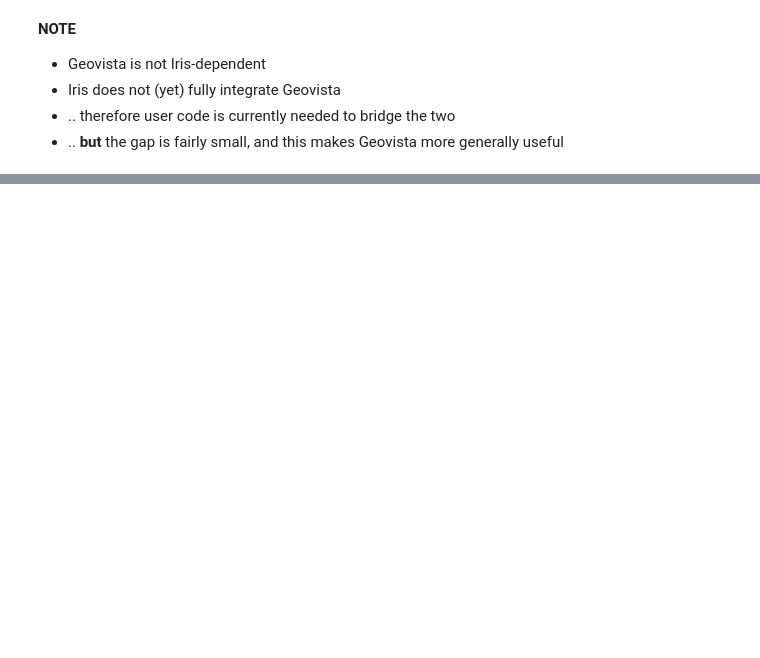
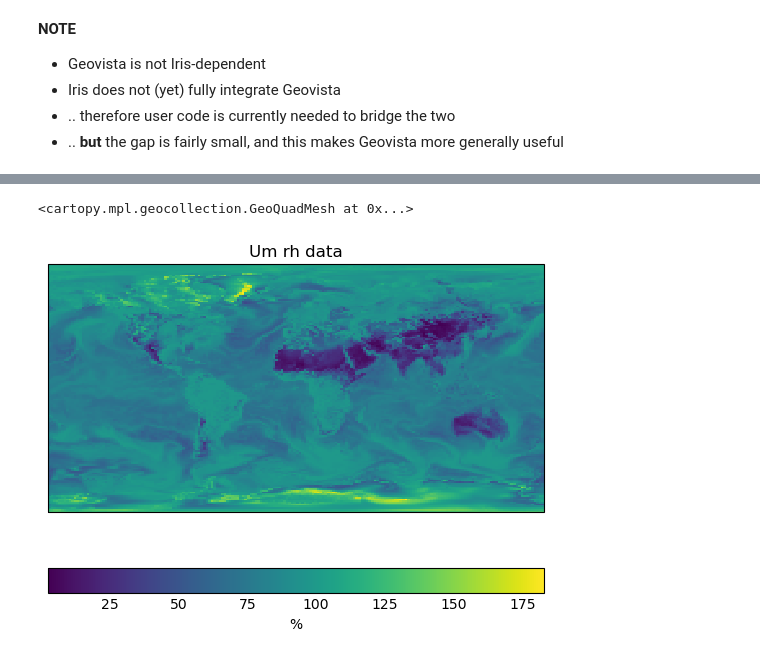
Before and after one commit to scitools-classroom/iris-mesh-tutorial, a Jupyter notebook: notebooks/Sec_03_Plotting.ipynb, the cells around one changed output, grey strips where cells are left out. Saved outputs shown, nothing was run; the diff lists cells and outputs as text; code cells hidden in the pictures; blank space fills up the shorter version.

```diff
--- a/notebooks/Sec_03_Plotting.ipynb
+++ b/notebooks/Sec_03_Plotting.ipynb
@@ -14,7 +14,7 @@ There are a few reasons for this :
   2. LFRic data is now tending to be too large for matplotlib-style plotting (~6 million cells)
 # %%
 # Essential setup
-%matplotlib inline
-import pyvista as pv
-pv.rcParams["use_ipyvtk"] = True
+# %matplotlib inline
+# import pyvista as pv
+# pv.rcParams["use_ipyvtk"] = True
 # %% [markdown]
@@ -76,0 +168,7 @@ sdsadas&
+# %%
+from testdata_fetching import um_rh_singletime_2d
+#um_rh = iris.load_cube(um_filepth, 'relative_humidity')
+um_rh = um_rh_singletime_2d()
+# Rename so we are clear which model this came from
+um_rh.rename('UM Rh data')
+um_rh
@@ -76,0 +197,6 @@ sdsadas&
+# %%
+import iris.quickplot  as qplt
+qplt.pcolormesh(um_rh)
+# %% [output]
+<cartopy.mpl.geocollection.GeoQuadMesh at 0x...>
+[figure, added]
```
Also changed, not shown: parts of 44 cells of this notebook, 5 other files.
